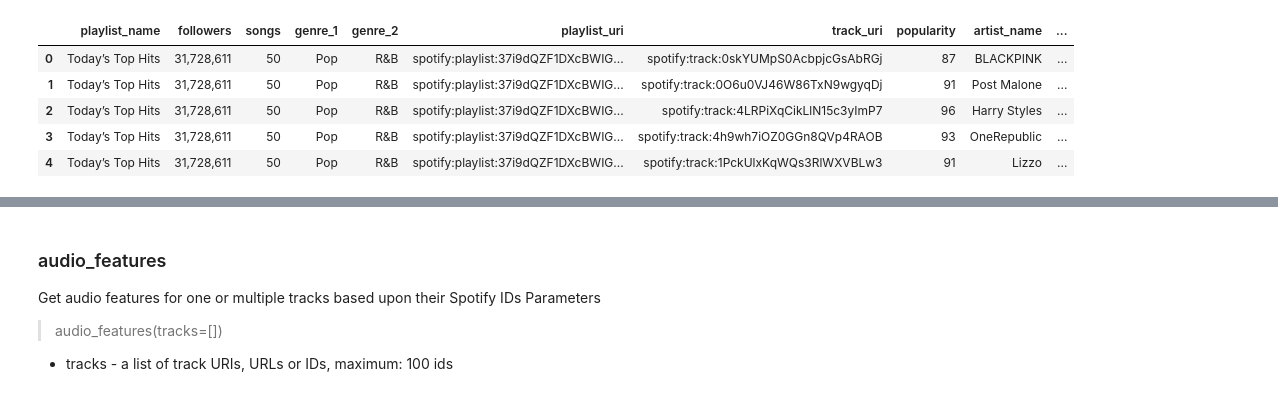
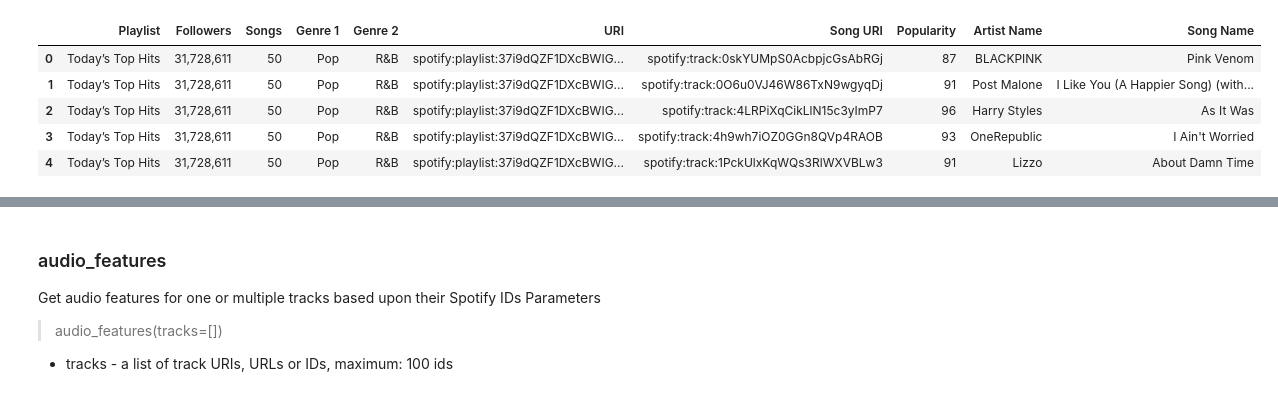
Before and after one commit to bbneves/Spotify_Playlist_Analysis, a Jupyter notebook: create_features_df.ipynb, the cells around one changed output, grey strips where cells are left out. Saved outputs shown, nothing was run; the diff lists cells and outputs as text; code cells hidden in the pictures.

```diff
--- a/create_features_df.ipynb
+++ b/create_features_df.ipynb
@@ -8,10 +9,10 @@ from spotipy.oauth2 import SpotifyClientCredentials
 # %%
-playlist_df = pd.read_csv(f'./Resources/cleaned_playlists.csv', index_col=0)
+playlist_df = pd.read_csv(f'./Resources/1_60_playlists.csv', index_col=0)
 playlist_df.head()
 # %% [output]
-|  | playlist_name | followers | songs | genre_1 | genre_2 | playlist_uri | track_uri | popularity | artist_name | ... |
-| 0 | Today’s Top Hits | 31,728,611 | 50 | Pop | R&B | spotify:playlist:37i9dQZF1DXcBWIG... | spotify:track:0skYUMpS0AcbpjcGsAbRGj | 87 | BLACKPINK | ... |
-| 1 | Today’s Top Hits | 31,728,611 | 50 | Pop | R&B | spotify:playlist:37i9dQZF1DXcBWIG... | spotify:track:0O6u0VJ46W86TxN9wgyqDj | 91 | Post Malone | ... |
-| 2 | Today’s Top Hits | 31,728,611 | 50 | Pop | R&B | spotify:playlist:37i9dQZF1DXcBWIG... | spotify:track:4LRPiXqCikLlN15c3yImP7 | 96 | Harry Styles | ... |
-| 3 | Today’s Top Hits | 31,728,611 | 50 | Pop | R&B | spotify:playlist:37i9dQZF1DXcBWIG... | spotify:track:4h9wh7iOZ0GGn8QVp4RAOB | 93 | OneRepublic | ... |
-| 4 | Today’s Top Hits | 31,728,611 | 50 | Pop | R&B | spotify:playlist:37i9dQZF1DXcBWIG... | spotify:track:1PckUlxKqWQs3RlWXVBLw3 | 91 | Lizzo | ... |
+|  | Playlist | Followers | Songs | Genre 1 | Genre 2 | URI | Song URI | Popularity | Artist Name | Song Name |
+| 0 | Today’s Top Hits | 31,728,611 | 50 | Pop | R&B | spotify:playlist:37i9dQZF1DXcBWIG... | spotify:track:0skYUMpS0AcbpjcGsAbRGj | 87 | BLACKPINK | Pink Venom |
+| 1 | Today’s Top Hits | 31,728,611 | 50 | Pop | R&B | spotify:playlist:37i9dQZF1DXcBWIG... | spotify:track:0O6u0VJ46W86TxN9wgyqDj | 91 | Post Malone | I Like You (A Happier Song) (with... |
+| 2 | Today’s Top Hits | 31,728,611 | 50 | Pop | R&B | spotify:playlist:37i9dQZF1DXcBWIG... | spotify:track:4LRPiXqCikLlN15c3yImP7 | 96 | Harry Styles | As It Was |
+| 3 | Today’s Top Hits | 31,728,611 | 50 | Pop | R&B | spotify:playlist:37i9dQZF1DXcBWIG... | spotify:track:4h9wh7iOZ0GGn8QVp4RAOB | 93 | OneRepublic | I Ain't Worried |
+| 4 | Today’s Top Hits | 31,728,611 | 50 | Pop | R&B | spotify:playlist:37i9dQZF1DXcBWIG... | spotify:track:1PckUlxKqWQs3RlWXVBLw3 | 91 | Lizzo | About Damn Time |
```
Also changed, not shown: parts of 28 cells of this notebook.
